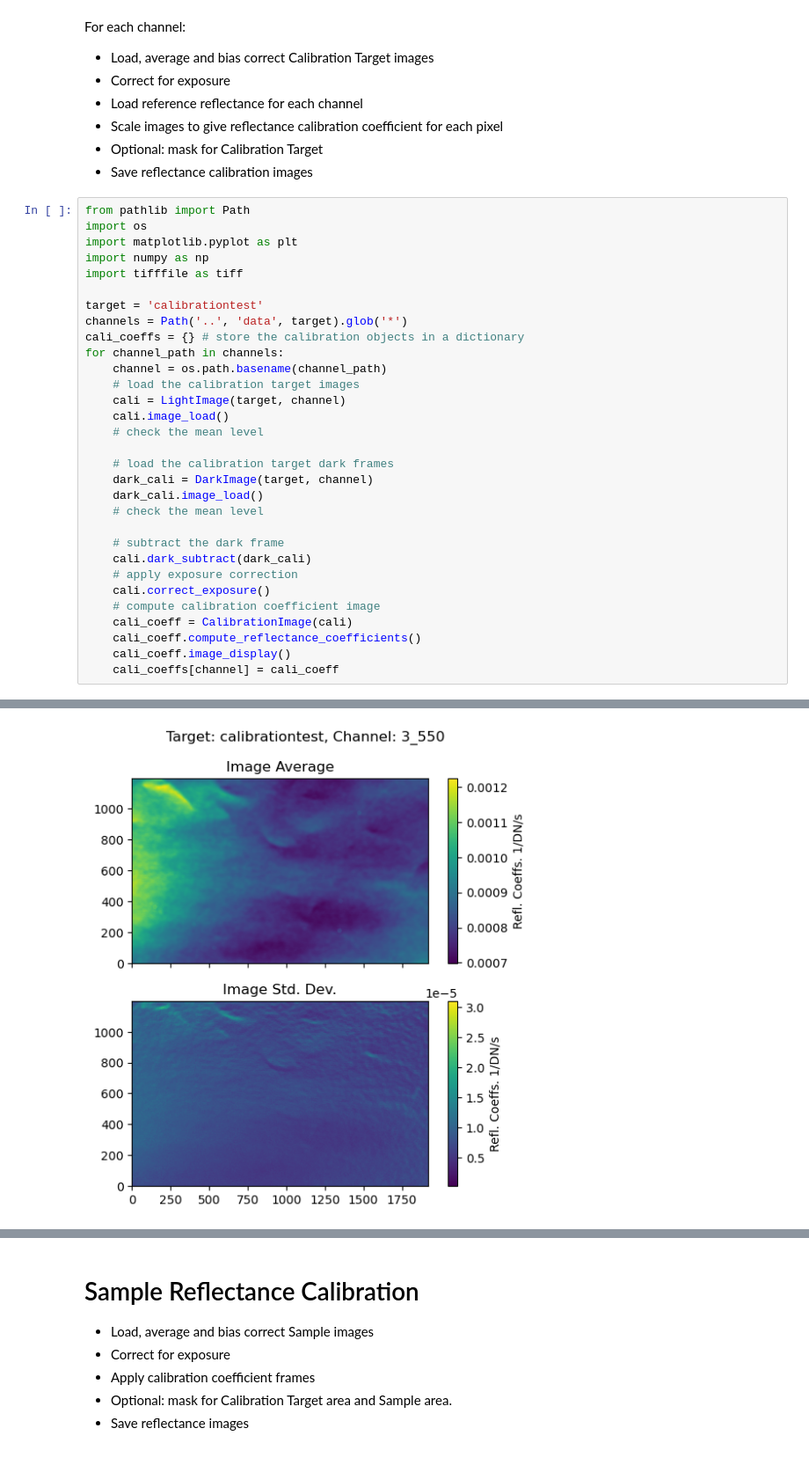
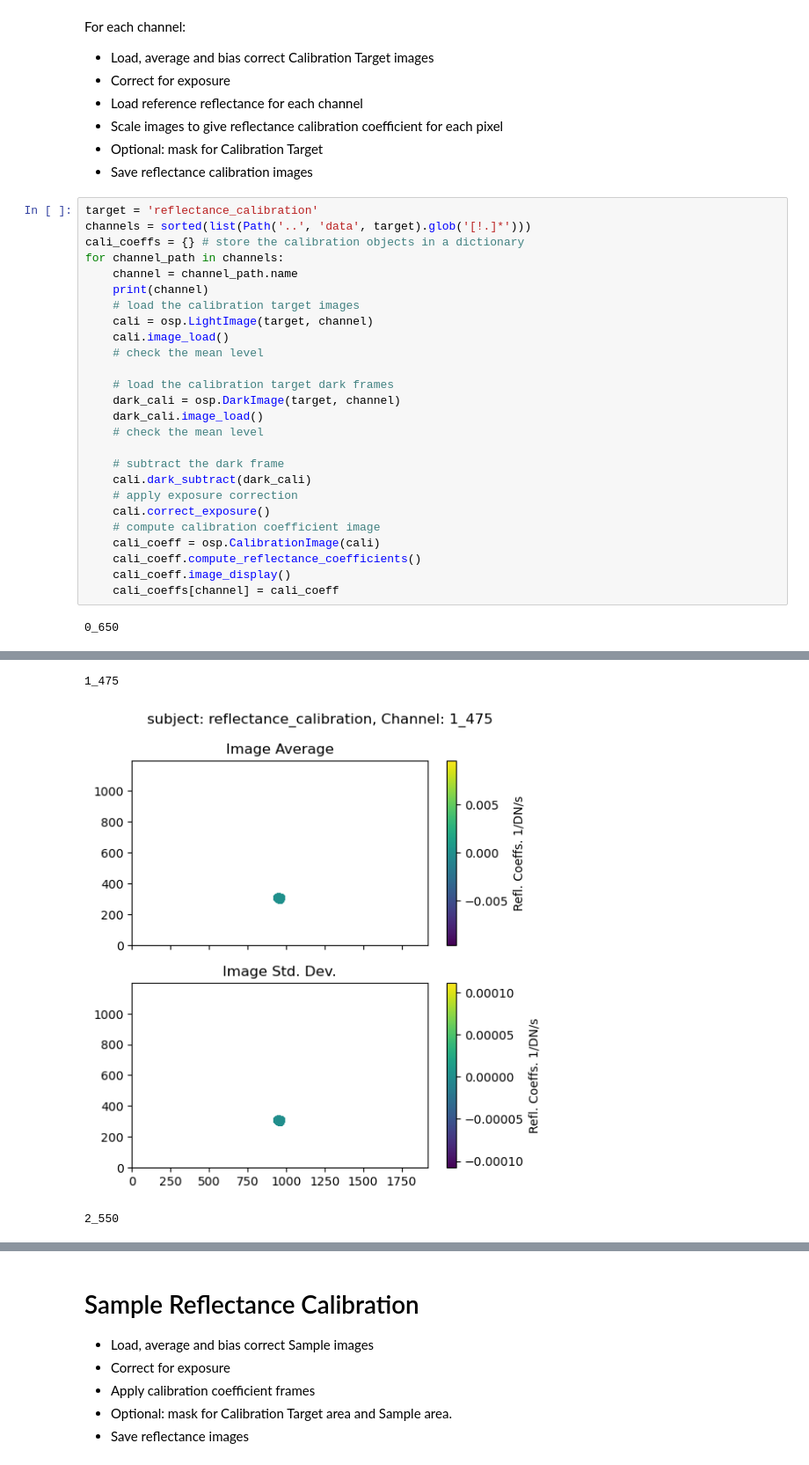
Before and after one commit to rbstabbins/orochi_simulator_control, a Jupyter notebook: notebooks/multichannel_reflectance_stereo_processing.ipynb, the cells around one changed output, grey strips where cells are left out. Shown at 88% size. Cells and saved outputs as stored; diff of their text form.

```diff
--- a/notebooks/multichannel_reflectance_stereo_processing.ipynb
+++ b/notebooks/multichannel_reflectance_stereo_processing.ipynb
@@ -314,24 +41,19 @@ For each channel:
 - Optional: mask for Calibration Target
 - Save reflectance calibration images
 # %%
-from pathlib import Path
-import os
-import matplotlib.pyplot as plt
-import numpy as np
-import tifffile as tiff
-
-target = 'calibrationtest'
-channels = Path('..', 'data', target).glob('*')
+target = 'reflectance_calibration'
+channels = sorted(list(Path('..', 'data', target).glob('[!.]*')))
 cali_coeffs = {} # store the calibration objects in a dictionary
 for channel_path in channels:
-    channel = os.path.basename(channel_path)
+    channel = channel_path.name
+    print(channel)
     # load the calibration target images
-    cali = LightImage(target, channel)
+    cali = osp.LightImage(target, channel)
     cali.image_load()
     # check the mean level
 
     # load the calibration target dark frames
-    dark_cali = DarkImage(target, channel)
+    dark_cali = osp.DarkImage(target, channel)
     dark_cali.image_load()
     # check the mean level
 
@@ -340,8 +62,9 @@ for channel_path in channels:
     # apply exposure correction
     cali.correct_exposure()
     # compute calibration coefficient image
-    cali_coeff = CalibrationImage(cali)
+    cali_coeff = osp.CalibrationImage(cali)
     cali_coeff.compute_reflectance_coefficients()
     cali_coeff.image_display()
     cali_coeffs[channel] = cali_coeff
 # %% [output]
+0_650
@@ -349 +72,3 @@ for channel_path in channels:
+1_475
-[figure, old version]
+[figure, new version]
+2_550
```
Also changed, not shown: parts of 26 cells of this notebook.
